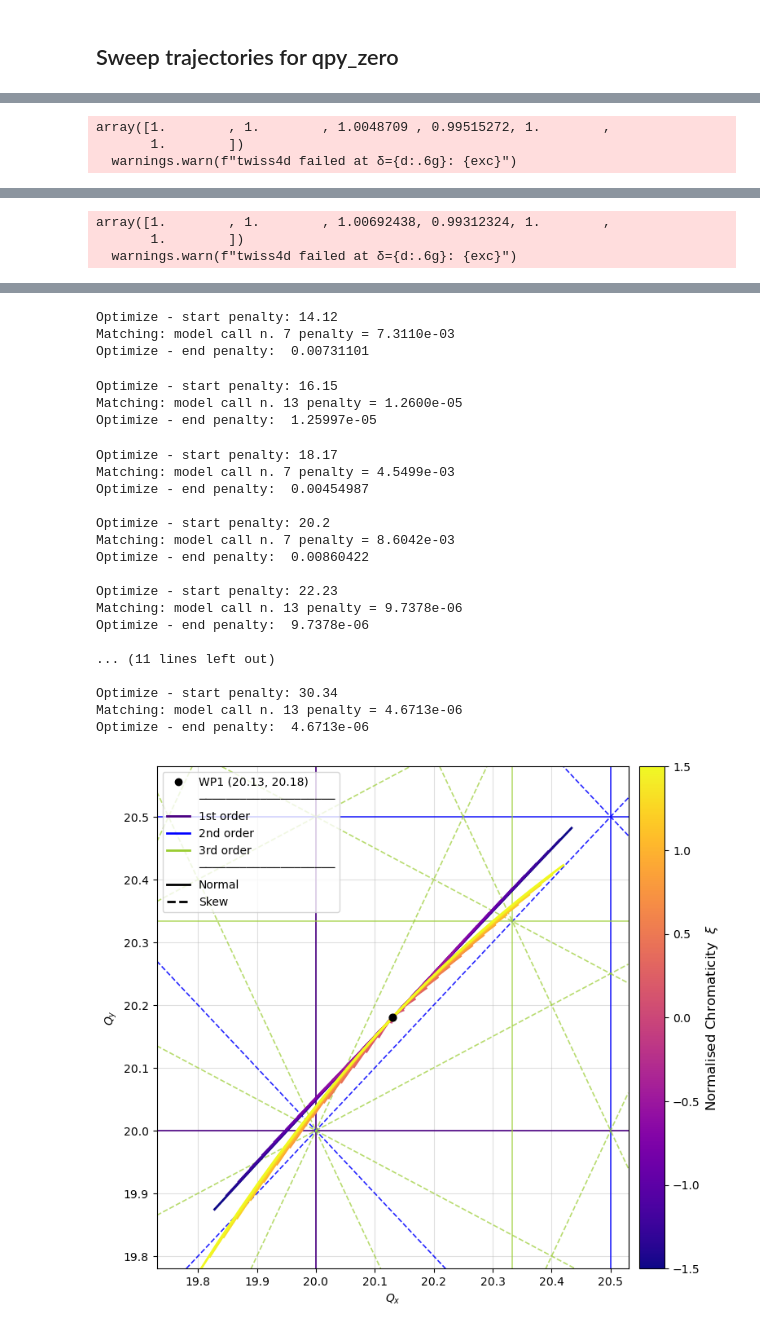
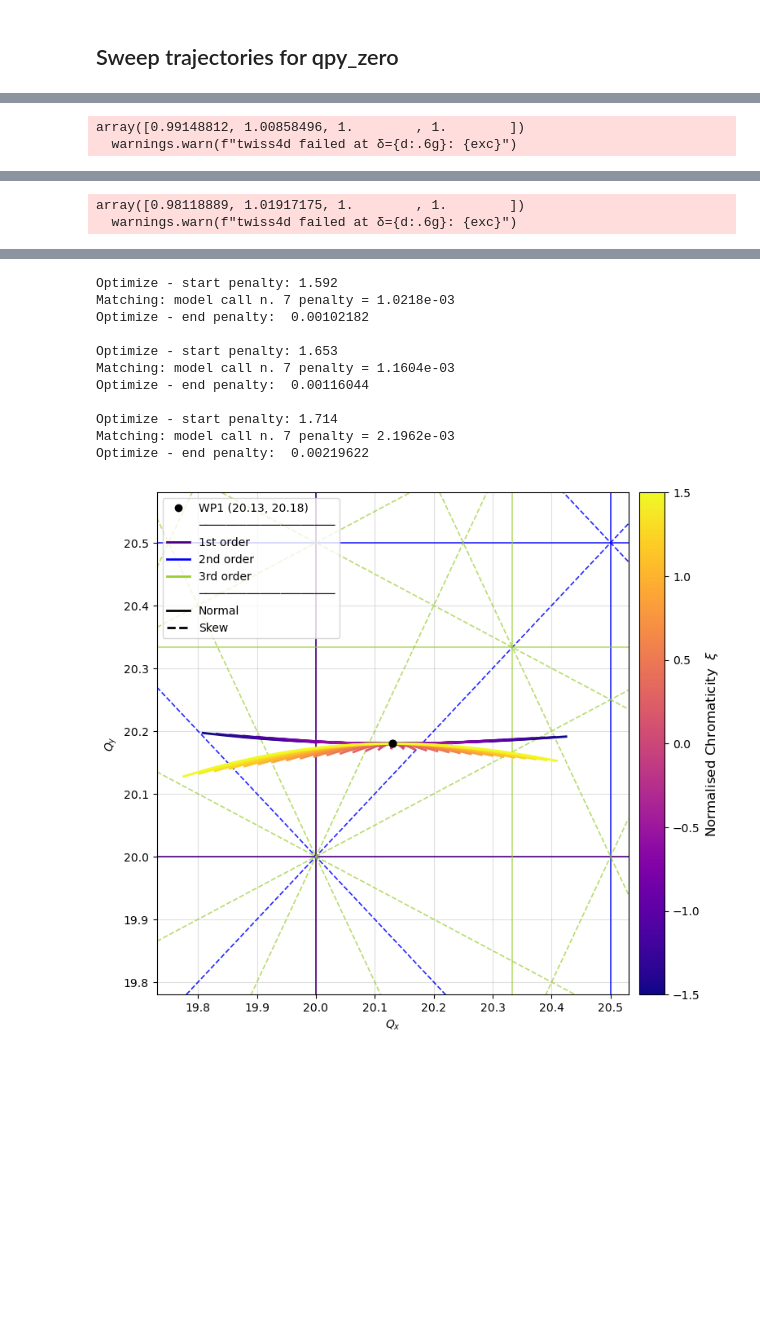
Before and after one commit to lisepauwels/sps_simulations, a Jupyter notebook: Studies/MomentumAcceptance/TuneDiagramVariations/results/plot.ipynb, the cells around one changed output, grey strips where cells are left out. Saved outputs shown, nothing was run; the diff lists cells and outputs as text; code cells hidden in the pictures; blank space fills up the shorter version.

```diff
--- a/Studies/MomentumAcceptance/TuneDiagramVariations/results/plot.ipynb
+++ b/Studies/MomentumAcceptance/TuneDiagramVariations/results/plot.ipynb
@@ -441,7 +468,7 @@ for qx, qy in zip(qxs, qys):
             ],
             targets = [
                 xt.TargetSet(qx=qx, qy=qy, tol=1e-6, tag='tune'),
-                xt.TargetSet(dqx=x*qx, dqy=x*qy, tol=1e-2, tag='chrom'),
+                xt.TargetSet(dqx=0, dqy=x*qy, tol=1e-2, tag='chrom'),
             ])
         sweep_trajectories[(qx, qy)].append(SweepTrajectory.from_twiss_scan(line=line, delta_range=(-1e-2, 1e-2), step=1e-3))
         sweep_trajectories[(qx, qy)][-1].plot(ax, color=cmap(norm(x)))
@@ -581,7 +595,7 @@ for qx, qy in zip(qxs, qys):
             ],
             targets = [
                 xt.TargetSet(qx=qx, qy=qy, tol=1e-6, tag='tune'),
-                xt.TargetSet(dqx=x*qx, dqy=x*qy, tol=1e-2, tag='chrom'),
+                xt.TargetSet(dqx=x*qx, dqy=0, tol=1e-2, tag='chrom'),
             ])
         sweep_trajectories[(qx, qy)].append(SweepTrajectory.from_twiss_scan(line=line, delta_range=(-1e-2, 1e-2), step=1e-3))
         sweep_trajectories[(qx, qy)][-1].plot(ax, color=cmap(norm(x)))
@@ -599,3 +627,2 @@ Optimize - end penalty:  3.87934e-07
-array([1.        , 1.        , 1.0048709 , 0.99515272, 1.        ,
-       1.        ])
+array([0.99148812, 1.00858496, 1.        , 1.        ])
   warnings.warn(f"twiss4d failed at δ={d:.6g}: {exc}")
@@ -629,3 +653,2 @@ Optimize - end penalty:  1.09689e-05
-array([1.        , 1.        , 1.00692438, 0.99312324, 1.        ,
-       1.        ])
+array([0.98118889, 1.01917175, 1.        , 1.        ])
   warnings.warn(f"twiss4d failed at δ={d:.6g}: {exc}")
@@ -665,24 +664,12 @@ Optimize - end penalty:  0.00451749
-Optimize - start penalty: 14.12
-Matching: model call n. 7 penalty = 7.3110e-03
-Optimize - end penalty:  0.00731101
+Optimize - start penalty: 1.592
+Matching: model call n. 7 penalty = 1.0218e-03
+Optimize - end penalty:  0.00102182
+
+Optimize - start penalty: 1.653
+Matching: model call n. 7 penalty = 1.1604e-03
+Optimize - end penalty:  0.00116044
+
+Optimize - start penalty: 1.714
+Matching: model call n. 7 penalty = 2.1962e-03
+Optimize - end penalty:  0.00219622
-Optimize - start penalty: 16.15
-Matching: model call n. 13 penalty = 1.2600e-05
-Optimize - end penalty:  1.25997e-05
-Optimize - start penalty: 18.17
-Matching: model call n. 7 penalty = 4.5499e-03
-Optimize - end penalty:  0.00454987
-
-Optimize - start penalty: 20.2
-Matching: model call n. 7 penalty = 8.6042e-03
-Optimize - end penalty:  0.00860422
-
-Optimize - start penalty: 22.23
-Matching: model call n. 13 penalty = 9.7378e-06
-Optimize - end penalty:  9.7378e-06
-
-... (11 lines left out)
-
-Optimize - start penalty: 30.34
-Matching: model call n. 13 penalty = 4.6713e-06
-Optimize - end penalty:  4.6713e-06
-[figure, old version]
+[figure, new version]
```
Also changed, not shown: parts of 15 cells of this notebook, 16 other files.
